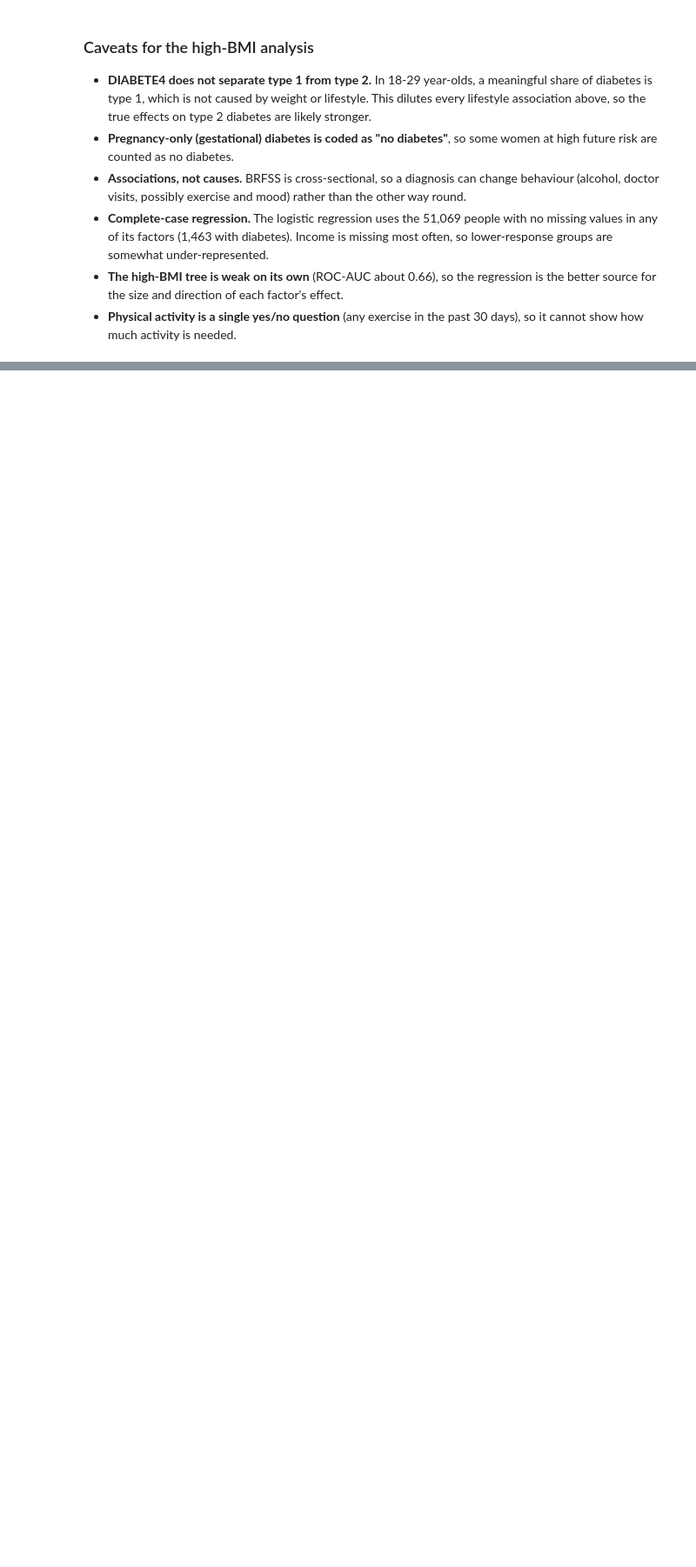
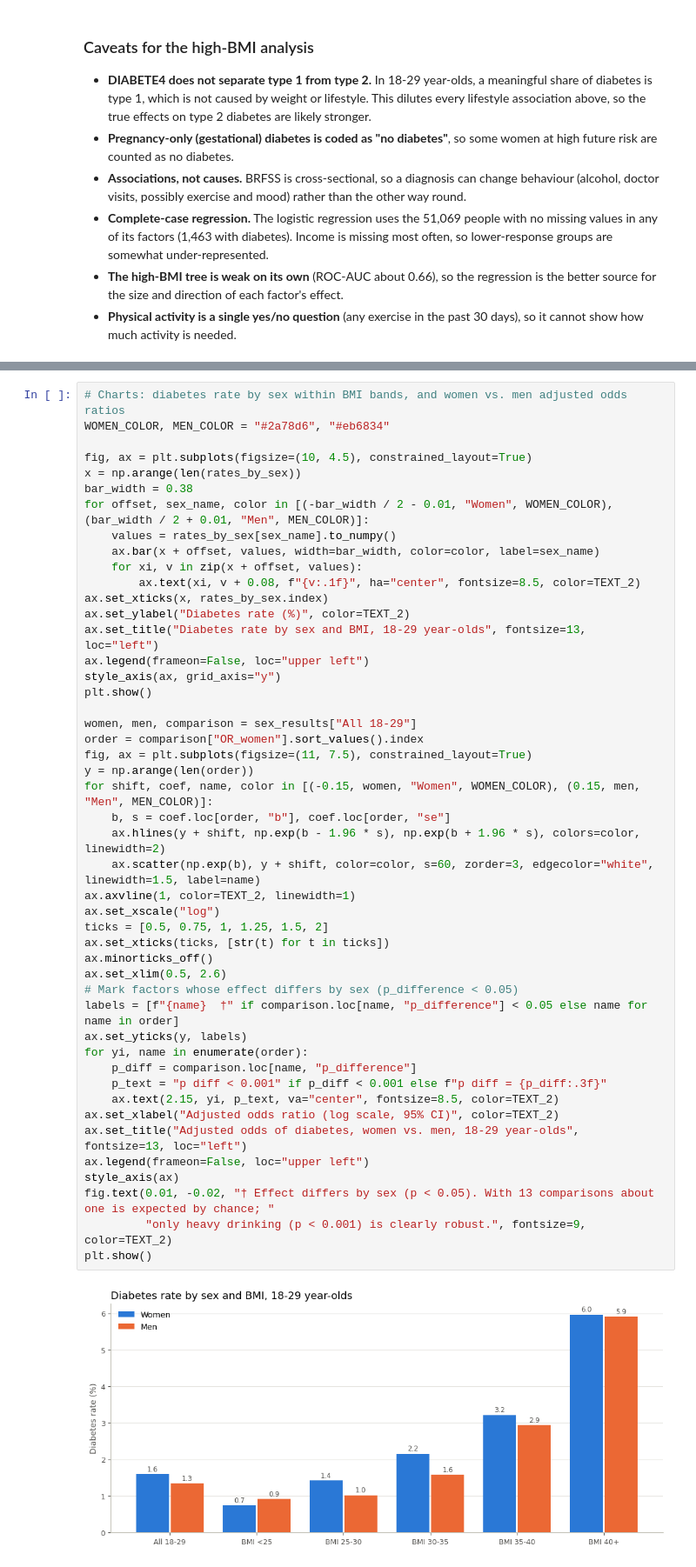
Before and after one commit to hele-L/CMPT491_Project, a Jupyter notebook: harmonized_processing_fixed.ipynb, the cells around one changed output, grey strips where cells are left out. Shown at 87% size. Drawn from its saved outputs; the diff is of its cells as text; blank space fills up the shorter version.

```diff
--- a/harmonized_processing_fixed.ipynb
+++ b/harmonized_processing_fixed.ipynb
@@ -861,0 +1298,49 @@ Poor physical-health days (2.09% at 0 days → 6.23% at 14+ days) and difficulty
+# %%
+# Charts: diabetes rate by sex within BMI bands, and women vs. men adjusted odds ratios
+WOMEN_COLOR, MEN_COLOR = "#2a78d6", "#eb6834"
+
+fig, ax = plt.subplots(figsize=(10, 4.5), constrained_layout=True)
+x = np.arange(len(rates_by_sex))
+bar_width = 0.38
+for offset, sex_name, color in [(-bar_width / 2 - 0.01, "Women", WOMEN_COLOR), (bar_width / 2 + 0.01, "Men", MEN_COLOR)]:
+    values = rates_by_sex[sex_name].to_numpy()
+    ax.bar(x + offset, values, width=bar_width, color=color, label=sex_name)
+    for xi, v in zip(x + offset, values):
+        ax.text(xi, v + 0.08, f"{v:.1f}", ha="center", fontsize=8.5, color=TEXT_2)
+ax.set_xticks(x, rates_by_sex.index)
+ax.set_ylabel("Diabetes rate (%)", color=TEXT_2)
+ax.set_title("Diabetes rate by sex and BMI, 18-29 year-olds", fontsize=13, loc="left")
+ax.legend(frameon=False, loc="upper left")
+style_axis(ax, grid_axis="y")
+plt.show()
+
+women, men, comparison = sex_results["All 18-29"]
+order = comparison["OR_women"].sort_values().index
+fig, ax = plt.subplots(figsize=(11, 7.5), constrained_layout=True)
+y = np.arange(len(order))
+for shift, coef, name, color in [(-0.15, women, "Women", WOMEN_COLOR), (0.15, men, "Men", MEN_COLOR)]:
+    b, s = coef.loc[order, "b"], coef.loc[order, "se"]
+    ax.hlines(y + shift, np.exp(b - 1.96 * s), np.exp(b + 1.96 * s), colors=color, linewidth=2)
+    ax.scatter(np.exp(b), y + shift, color=color, s=60, zorder=3, edgecolor="white", linewidth=1.5, label=name)
+ax.axvline(1, color=TEXT_2, linewidth=1)
+ax.set_xscale("log")
+ticks = [0.5, 0.75, 1, 1.25, 1.5, 2]
+ax.set_xticks(ticks, [str(t) for t in ticks])
+ax.minorticks_off()
+ax.set_xlim(0.5, 2.6)
+# Mark factors whose effect differs by sex (p_difference < 0.05)
+labels = [f"{name}  †" if comparison.loc[name, "p_difference"] < 0.05 else name for name in order]
+ax.set_yticks(y, labels)
+for yi, name in enumerate(order):
+    p_diff = comparison.loc[name, "p_difference"]
+    p_text = "p diff < 0.001" if p_diff < 0.001 else f"p diff = {p_diff:.3f}"
+    ax.text(2.15, yi, p_text, va="center", fontsize=8.5, color=TEXT_2)
+ax.set_xlabel("Adjusted odds ratio (log scale, 95% CI)", color=TEXT_2)
+ax.set_title("Adjusted odds of diabetes, women vs. men, 18-29 year-olds", fontsize=13, loc="left")
+ax.legend(frameon=False, loc="upper left")
+style_axis(ax)
+fig.text(0.01, -0.02, "† Effect differs by sex (p < 0.05). With 13 comparisons about one is expected by chance; "
+         "only heavy drinking (p < 0.001) is clearly robust.", fontsize=9, color=TEXT_2)
+plt.show()
+# %% [output]
+[figure, added]
```
Also changed, not shown: parts of 18 cells of this notebook.
